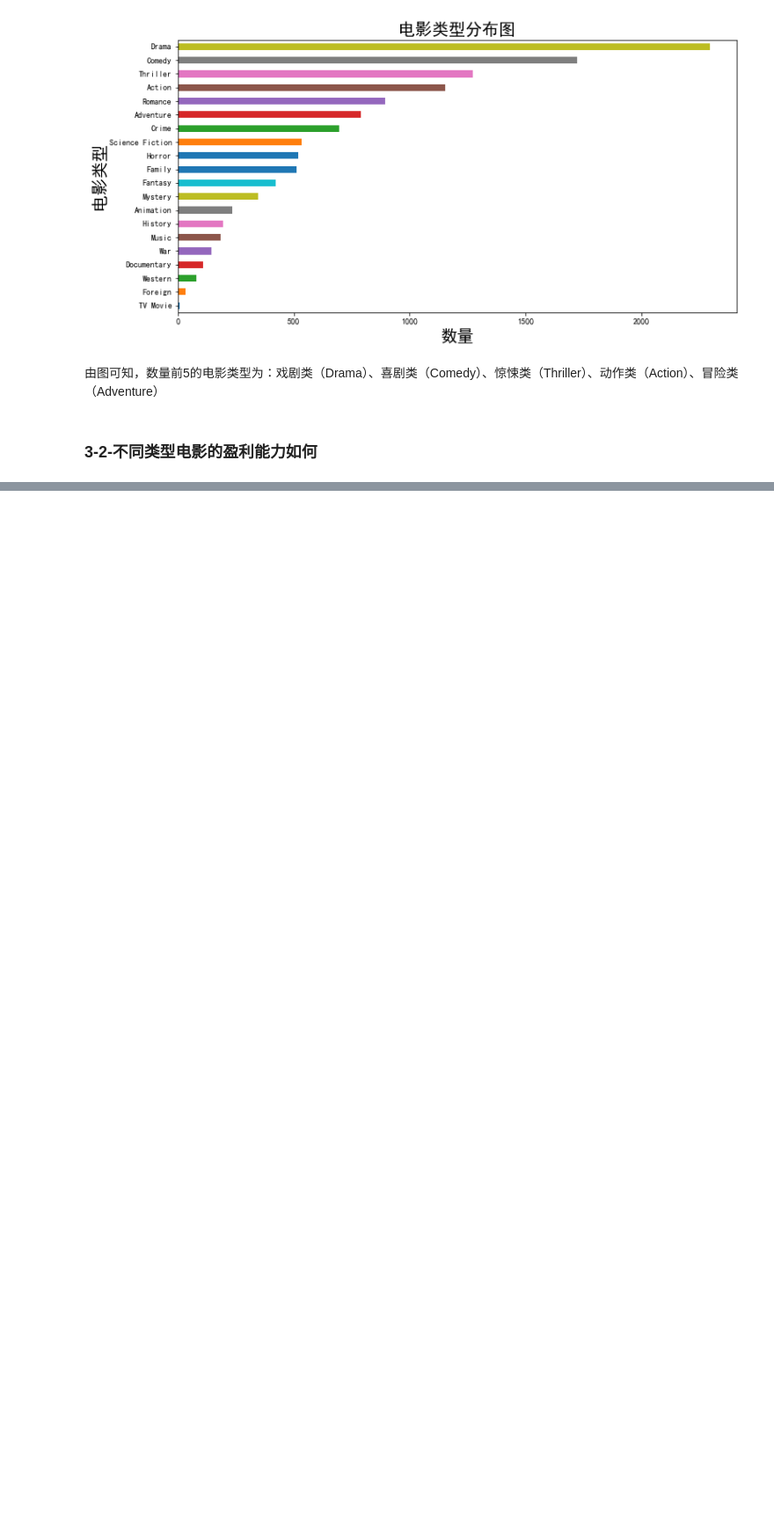
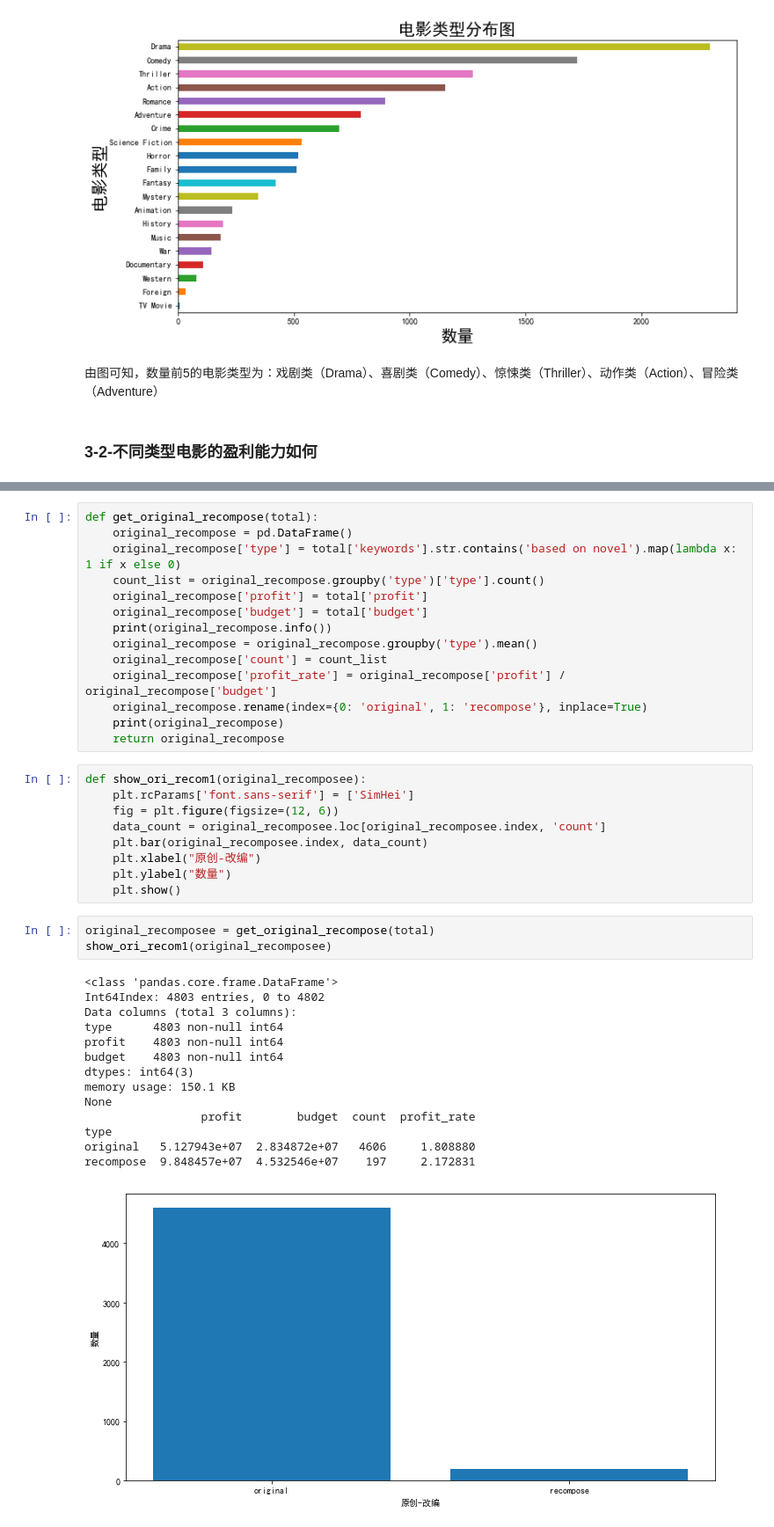
Before and after one commit to Brokenwind/TMDB, a Jupyter notebook: tmdb.ipynb, the cells around one changed output, grey strips where cells are left out. Shown: that part at 88% size. Drawn from its saved outputs; the diff is of its cells as text; blank space fills up the shorter version.

```diff
--- a/tmdb.ipynb
+++ b/tmdb.ipynb
@@ -257,0 +299,41 @@ showGenSum(genre_sum)
+# %%
+def get_original_recompose(total):
+    original_recompose = pd.DataFrame()
+    original_recompose['type'] = total['keywords'].str.contains('based on novel').map(lambda x: 1 if x else 0)
+    count_list = original_recompose.groupby('type')['type'].count()
+    original_recompose['profit'] = total['profit']
+    original_recompose['budget'] = total['budget']
+    print(original_recompose.info())
+    original_recompose = original_recompose.groupby('type').mean()
+    original_recompose['count'] = count_list
+    original_recompose['profit_rate'] = original_recompose['profit'] / original_recompose['budget']
+    original_recompose.rename(index={0: 'original', 1: 'recompose'}, inplace=True)
+    print(original_recompose)
+    return original_recompose
+# %%
+def show_ori_recom1(original_recomposee):
+    plt.rcParams['font.sans-serif'] = ['SimHei']
+    fig = plt.figure(figsize=(12, 6))
+    data_count = original_recomposee.loc[original_recomposee.index, 'count']
+    plt.bar(original_recomposee.index, data_count)
+    plt.xlabel("原创-改编")
+    plt.ylabel("数量")
+    plt.show()
+# %%
+original_recomposee = get_original_recompose(total)
+show_ori_recom1(original_recomposee)
+# %% [output]
+<class 'pandas.core.frame.DataFrame'>
+Int64Index: 4803 entries, 0 to 4802
+Data columns (total 3 columns):
+type      4803 non-null int64
+profit    4803 non-null int64
+budget    4803 non-null int64
+dtypes: int64(3)
+memory usage: 150.1 KB
+None
+                 profit        budget  count  profit_rate
+type
+original   5.127943e+07  2.834872e+07   4606     1.808880
+recompose  9.848457e+07  4.532546e+07    197     2.172831
+[figure, added]
```
Also changed, not shown: parts of 43 cells of this notebook.
